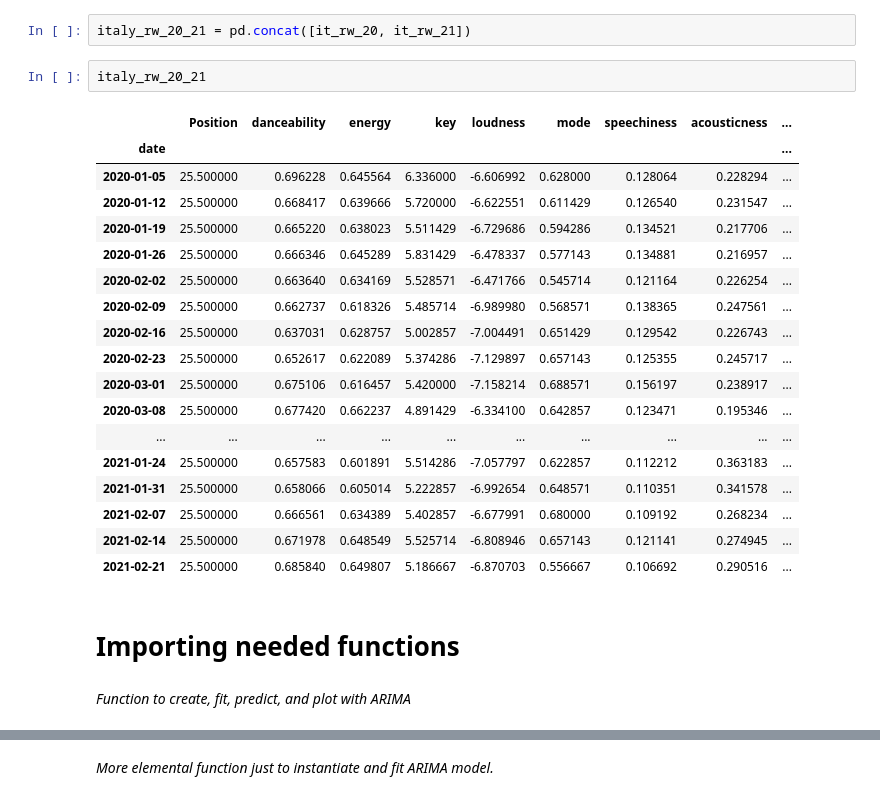
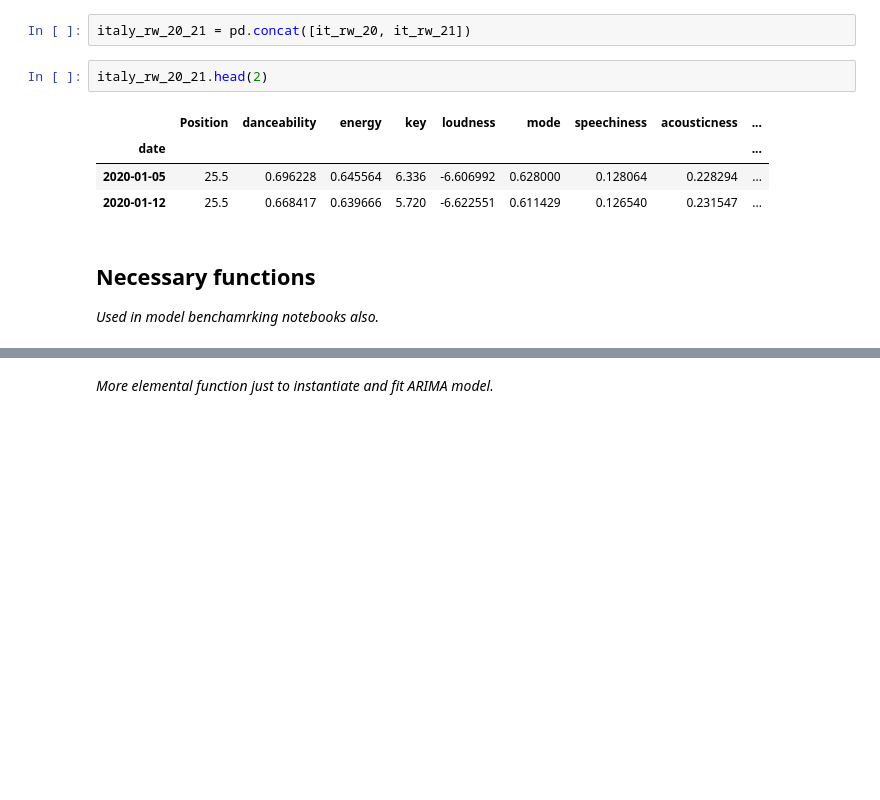
Before and after one commit to EmFib/music_for_the_future, a Jupyter notebook: code/05_visualizations_and_forecasts.ipynb, the cells around one changed output, grey strips where cells are left out. Saved outputs shown, nothing was run; the diff lists cells and outputs as text; blank space fills up the shorter version.

```diff
--- a/code/05_visualizations_and_forecasts.ipynb
+++ b/code/05_visualizations_and_forecasts.ipynb
@@ -117,29 +117,15 @@ it_rw_21.head()
 # %%
 italy_rw_20_21 = pd.concat([it_rw_20, it_rw_21])
 # %%
-italy_rw_20_21
+italy_rw_20_21.head(2)
 # %% [output]
 |  | Position | danceability | energy | key | loudness | mode | speechiness | acousticness | ... |
 | date |  |  |  |  |  |  |  |  | ... |
-| 2020-01-05 | 25.500000 | 0.696228 | 0.645564 | 6.336000 | -6.606992 | 0.628000 | 0.128064 | 0.228294 | ... |
-| 2020-01-12 | 25.500000 | 0.668417 | 0.639666 | 5.720000 | -6.622551 | 0.611429 | 0.126540 | 0.231547 | ... |
-| 2020-01-19 | 25.500000 | 0.665220 | 0.638023 | 5.511429 | -6.729686 | 0.594286 | 0.134521 | 0.217706 | ... |
-| 2020-01-26 | 25.500000 | 0.666346 | 0.645289 | 5.831429 | -6.478337 | 0.577143 | 0.134881 | 0.216957 | ... |
-| 2020-02-02 | 25.500000 | 0.663640 | 0.634169 | 5.528571 | -6.471766 | 0.545714 | 0.121164 | 0.226254 | ... |
-| 2020-02-09 | 25.500000 | 0.662737 | 0.618326 | 5.485714 | -6.989980 | 0.568571 | 0.138365 | 0.247561 | ... |
-| 2020-02-16 | 25.500000 | 0.637031 | 0.628757 | 5.002857 | -7.004491 | 0.651429 | 0.129542 | 0.226743 | ... |
-| 2020-02-23 | 25.500000 | 0.652617 | 0.622089 | 5.374286 | -7.129897 | 0.657143 | 0.125355 | 0.245717 | ... |
-| 2020-03-01 | 25.500000 | 0.675106 | 0.616457 | 5.420000 | -7.158214 | 0.688571 | 0.156197 | 0.238917 | ... |
-| 2020-03-08 | 25.500000 | 0.677420 | 0.662237 | 4.891429 | -6.334100 | 0.642857 | 0.123471 | 0.195346 | ... |
-| ... | ... | ... | ... | ... | ... | ... | ... | ... | ... |
-| 2021-01-24 | 25.500000 | 0.657583 | 0.601891 | 5.514286 | -7.057797 | 0.622857 | 0.112212 | 0.363183 | ... |
-| 2021-01-31 | 25.500000 | 0.658066 | 0.605014 | 5.222857 | -6.992654 | 0.648571 | 0.110351 | 0.341578 | ... |
-| 2021-02-07 | 25.500000 | 0.666561 | 0.634389 | 5.402857 | -6.677991 | 0.680000 | 0.109192 | 0.268234 | ... |
-| 2021-02-14 | 25.500000 | 0.671978 | 0.648549 | 5.525714 | -6.808946 | 0.657143 | 0.121141 | 0.274945 | ... |
-| 2021-02-21 | 25.500000 | 0.685840 | 0.649807 | 5.186667 | -6.870703 | 0.556667 | 0.106692 | 0.290516 | ... |
+| 2020-01-05 | 25.5 | 0.696228 | 0.645564 | 6.336 | -6.606992 | 0.628000 | 0.128064 | 0.228294 | ... |
+| 2020-01-12 | 25.5 | 0.668417 | 0.639666 | 5.720 | -6.622551 | 0.611429 | 0.126540 | 0.231547 | ... |
-# %% [markdown]
-# Importing needed functions
-# %% [markdown]
-_Function to create, fit, predict, and plot with ARIMA_
+# %% [markdown]
+## Necessary functions
+
+_Used in model benchamrking notebooks also._
 # %%
 def arima_predict_plot(df, feature, year, title='title', figsize=(15,5), order=None, d=None, ci=True):
```
Also changed, not shown: parts of 26 cells of this notebook, 1 other file.
